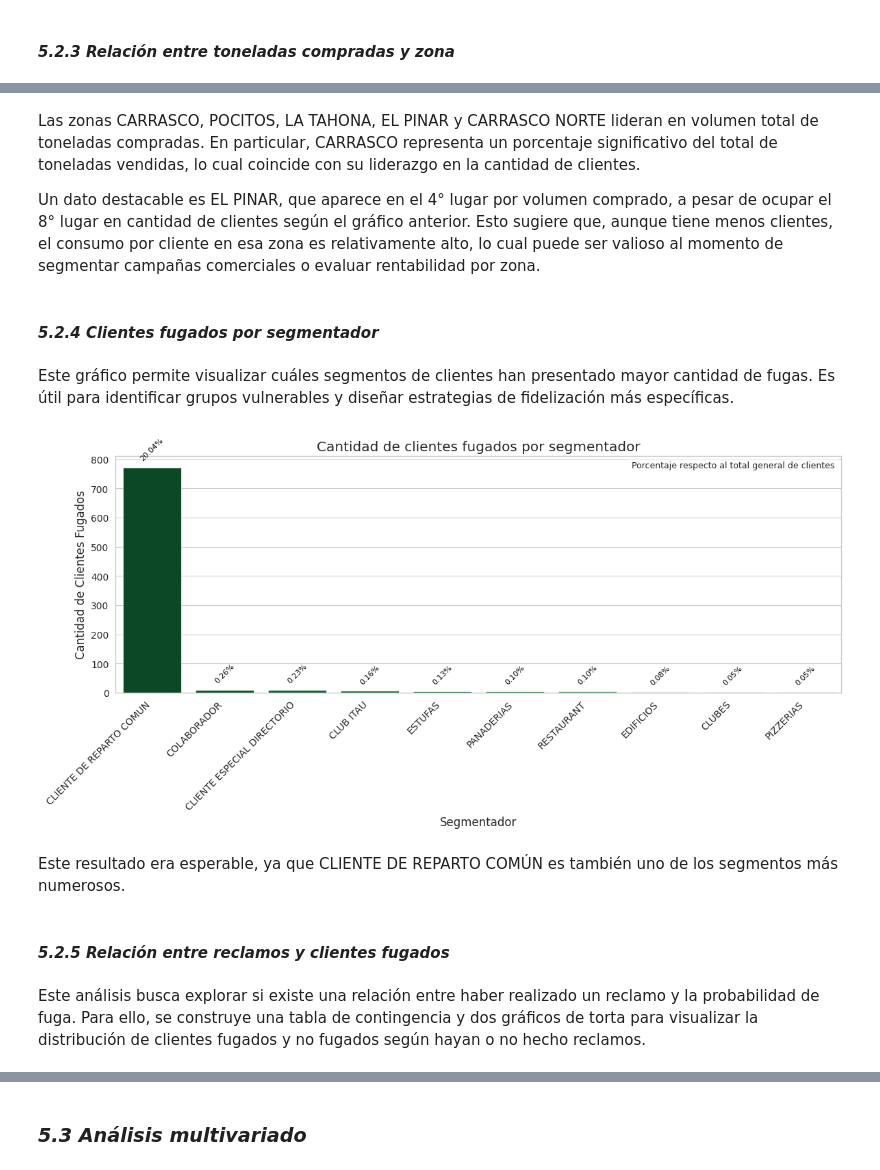
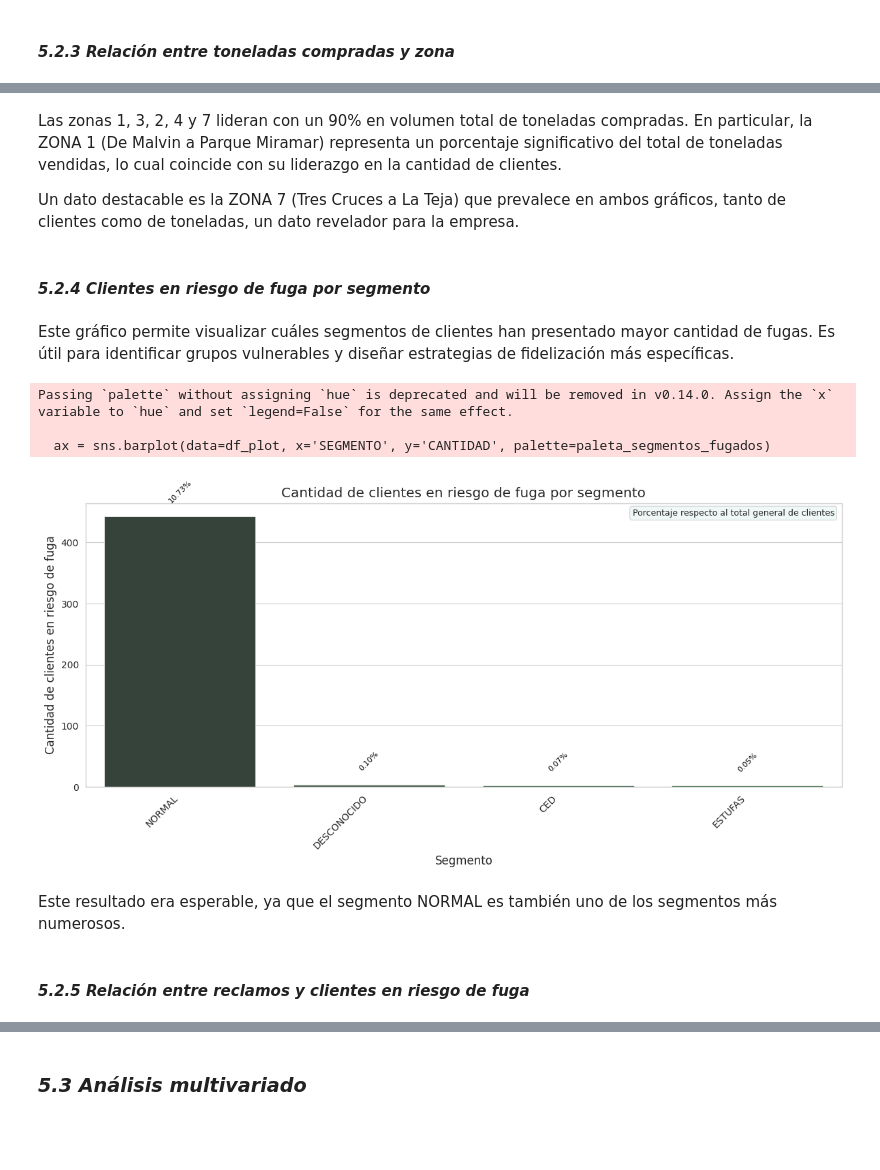
Before and after one commit to lomerrod/proyectofinalDSII, a Jupyter notebook: ProyectoFugaDeClientes+RodriguezLorena.ipynb, the cells around one changed output, grey strips where cells are left out. Saved outputs shown, nothing was run; the diff lists cells and outputs as text; code cells hidden in the pictures; blank space fills up the shorter version.

```diff
--- a/ProyectoFugaDeClientes+RodriguezLorena.ipynb
+++ b/ProyectoFugaDeClientes+RodriguezLorena.ipynb
@@ -1389,6 +1588,12 @@ montos_cliente[['MONTO_NETO','MONTO_FACTURADO','MONTO_DEVUELTO']] = montos_clien
     ['MONTO_NETO','MONTO_FACTURADO','MONTO_DEVUELTO']
 ].fillna(0)
 
+# Convertir a float
+montos_cliente[['MONTO_NETO','MONTO_FACTURADO','MONTO_DEVUELTO']] = montos_cliente[[
+    'MONTO_NETO','MONTO_FACTURADO','MONTO_DEVUELTO'
+]].astype(float)
+
+
 montos_cliente
 # %% [output]
 |  | CLIENTE | MONTO_NETO | MONTO_FACTURADO | MONTO_DEVUELTO |
@@ -1745,0 +2328,12 @@ Esto evidencia que el perfil más frecuente es el cliente tradicional del servic
+# %%
+# Lista de segmentos a excluir
+clientes_excluir = [
+    '0012115', '0011422', '0010041', '0012272',
+    '0000851', 'F0074'
+]
+
+# Filtrar el dataframe excluyendo esos segmentos
+df_filtrado = df_filtrado[~df_filtrado['CLIENTE'].isin(clientes_excluir)]
+
+# Verificar resultados
+print(df_filtrado['SEGMENTO'].value_counts())
@@ -1892,50 +2603,57 @@ plt.show()
 # %% [markdown]
-Las zonas CARRASCO, POCITOS, LA TAHONA, EL PINAR y CARRASCO NORTE lideran en volumen total de toneladas compradas.
-En particular, CARRASCO representa un porcentaje significativo del total de toneladas vendidas, lo cual coincide con su liderazgo en la cantidad de clientes.
+Las zonas 1, 3, 2, 4 y 7 lideran con un 90% en volumen total de toneladas compradas.
+En particular, la ZONA 1 (De Malvin a Parque Miramar) representa un porcentaje significativo del total de toneladas vendidas, lo cual coincide con su liderazgo en la cantidad de clientes.
 
-Un dato destacable es EL PINAR, que aparece en el 4° lugar por volumen comprado, a pesar de ocupar el 8° lugar en cantidad de clientes según el gráfico anterior. Esto sugiere que, aunque tiene menos clientes, el consumo por cliente en esa zona es relativamente alto, lo cual puede ser valioso al momento de segmentar campañas comerciales o evaluar rentabilidad por zona.
+Un dato destacable es la ZONA 7 (Tres Cruces a La Teja) que prevalece en ambos gráficos, tanto de clientes como de toneladas, un dato revelador para la empresa.
 # %% [markdown]
-#### *5.2.4 Clientes fugados por segmentador*
+#### *5.2.4 Clientes en riesgo de fuga por segmento*
 # %% [markdown]
 Este gráfico permite visualizar cuáles segmentos de clientes han presentado mayor cantidad de fugas. Es útil para identificar grupos vulnerables y diseñar estrategias de fidelización más específicas.
 # %%
 # Filtrar solo los clientes fugados y los segmentadores de interés
-df_fugados = df_variables_final[
-    (df_variables_final['FUGADO'] == True) &
-    (df_variables_final['SEGMENTADOR'].isin(segmentadores_interes))
+df_fugados = df_filtrado[
+    (df_filtrado['RIESGO_FUGA_REAL'] == 1) &
+    (df_filtrado['SEGMENTO'].notnull())  # o notna()
 ]
 
 # Contar los clientes fugados por segmentador
-fugados_segmentador_counts = df_fugados['SEGMENTADOR'].value_counts().sort_values(ascending=False)
+fugados_segmentador_counts = df_fugados['SEGMENTO'].value_counts().sort_values(ascending=False)
 
-# Usar solo los primeros 12 colores para evitar warnings
+# Usar solo los primeros 19 colores para evitar warnings
 paleta_segmentos_fugados = paleta_invertida[:len(fugados_segmentador_counts)]
 
+# Preparar DataFrame para barplot
+df_plot = fugados_segmentador_counts.reset_index()
+df_plot.columns = ['SEGMENTO', 'CANTIDAD']
+
+# Gráfico
 plt.figure(figsize=(12,6))
-ax = sns.barplot(x=fugados_segmentador_counts.index, hue=fugados_segmentador_counts.index, y=fugados_segmentador_counts.values, palette=paleta_segmentos_fugados, legend=False)
-plt.title('Cantidad de clientes fugados por segmentador')
-plt.xlabel('Segmentador')
-plt.ylabel('Cantidad de Clientes Fugados')
+ax = sns.barplot(data=df_plot, x='SEGMENTO', y='CANTIDAD', palette=paleta_segmentos_fugados)
+
+plt.title('Cantidad de clientes en riesgo de fuga por segmento')
+plt.xlabel('Segmento')
+plt.ylabel('Cantidad de clientes en riesgo de fuga')
 plt.xticks(rotation=45, ha='right')
 
-# Mostrar porcentaje sobre cada barra (respecto al total de clientes, no solo fugados)
-total_clientes = len(df_variables_final)
-for i, valor in enumerate(fugados_segmentador_counts.values):
+# Mostrar porcentaje sobre cada barra (respecto al total de clientes)
+total_clientes = len(df_filtrado)
+for i, valor in enumerate(df_plot['CANTIDAD']):
     porcentaje = f'{100 * valor / total_clientes:.2f}%'
     ax.text(i, valor + total_clientes * 0.005, porcentaje,
             ha='center', va='bottom', fontsize=8, rotation=45, color='black')
 
 # Aclaración sobre el porcentaje
 plt.text(0.99, 0.98, 'Porcentaje respecto al total general de clientes',
-         transform=plt.gca().transAxes, fontsize=9, ha='right', va='top', bbox=dict(facecolor='white', alpha=0.5))
+         transform=plt.gca().transAxes, fontsize=9, ha='right', va='top', bbox=dict(boxstyle='round,pad=0.3', facecolor='#e0f2f1', edgecolor='gray', alpha=0.5))
 
 plt.tight_layout()
 plt.show()
 # %% [output]
+Passing `palette` without assigning `hue` is deprecated and will be removed in v0.14.0. Assign the `x` variable to `hue` and set `legend=False` for the same effect.
+
+  ax = sns.barplot(data=df_plot, x='SEGMENTO', y='CANTIDAD', palette=paleta_segmentos_fugados)
-[figure, old version]
+[figure, new version]
 # %% [markdown]
-Este resultado era esperable, ya que CLIENTE DE REPARTO COMÚN es también uno de los segmentos más numerosos.
+Este resultado era esperable, ya que el segmento NORMAL es también uno de los segmentos más numerosos.
 # %% [markdown]
-#### *5.2.5 Relación entre reclamos y clientes fugados*
+#### *5.2.5 Relación entre reclamos y clientes en riesgo de fuga*
-# %% [markdown]
-Este análisis busca explorar si existe una relación entre haber realizado un reclamo y la probabilidad de fuga. Para ello, se construye una tabla de contingencia y dos gráficos de torta para visualizar la distribución de clientes fugados y no fugados según hayan o no hecho reclamos.
```
Also changed, not shown: parts of 225 cells of this notebook.
